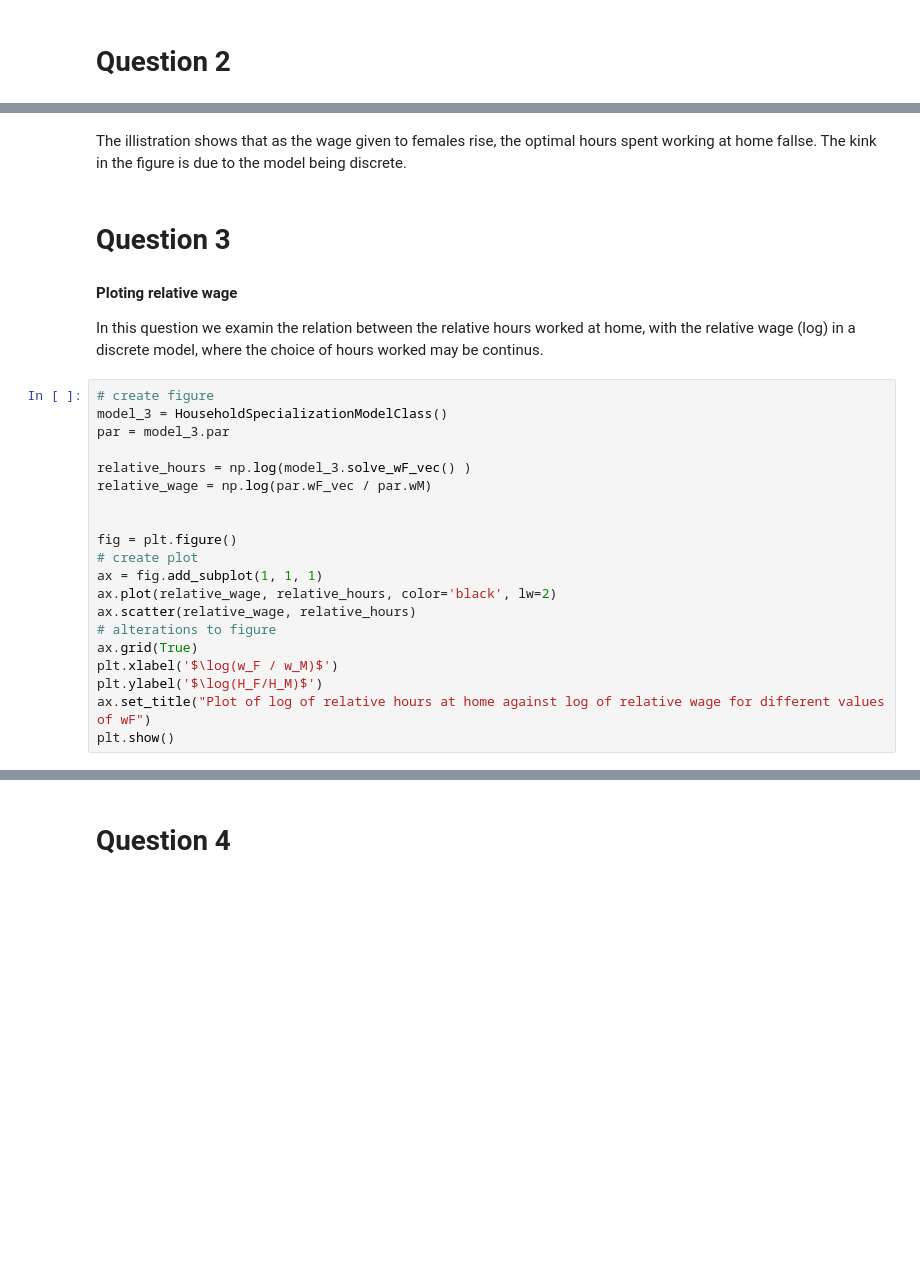
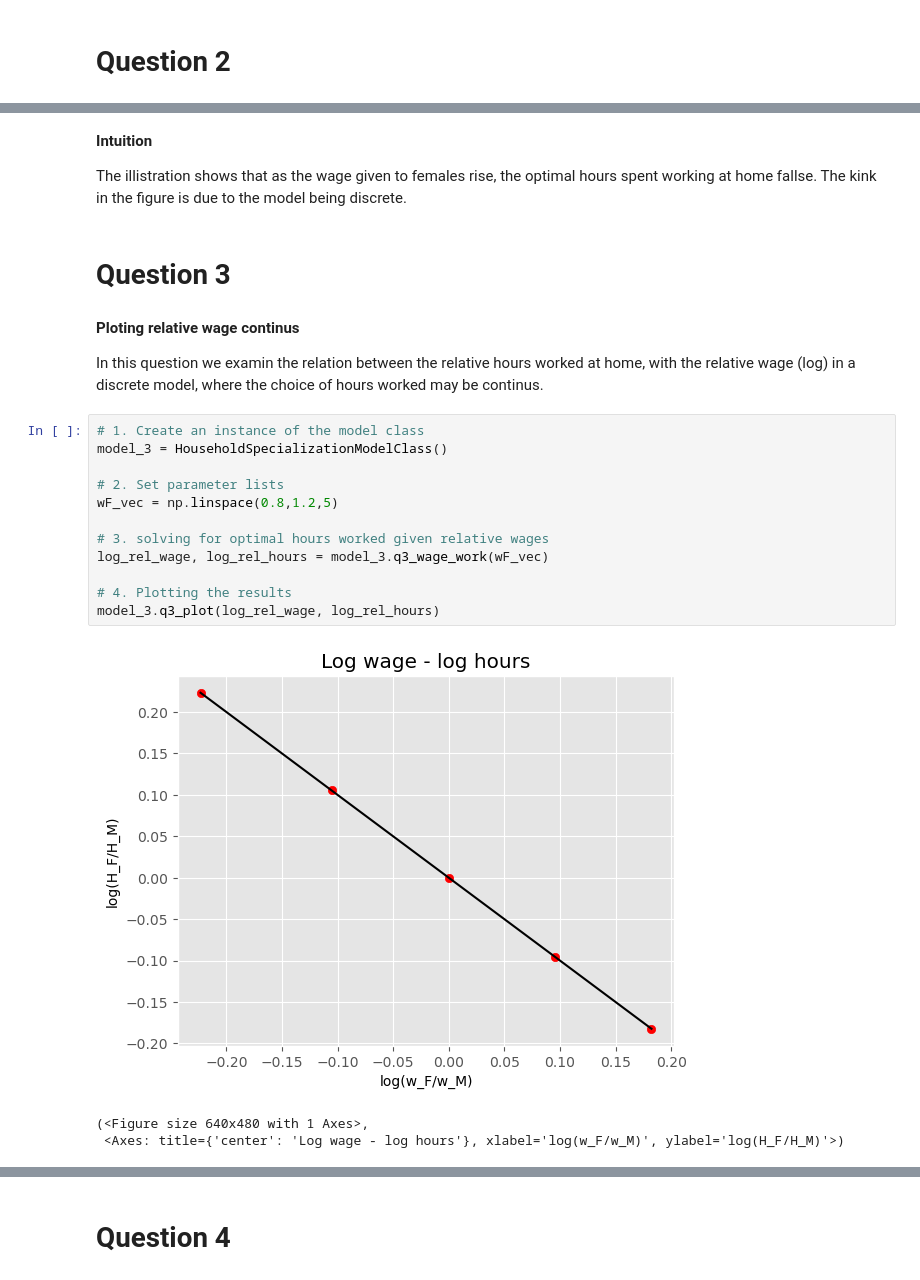
Before and after one commit to NumEconCopenhagen/projects-2023-mathias-emma, a Jupyter notebook: inauguralproject/inauguralproject.ipynb, the cells around one changed output, grey strips where cells are left out. Saved outputs shown, nothing was run; the diff lists cells and outputs as text; blank space fills up the shorter version.

```diff
--- a/inauguralproject/inauguralproject.ipynb
+++ b/inauguralproject/inauguralproject.ipynb
@@ -139,29 +89,27 @@ plt.show()
 # %% [markdown]
+**Intuition**
+
 The illistration shows that as the wage given to females rise, the optimal hours spent working at home fallse. The kink in the figure is due to the model being discrete.
 # %% [markdown]
 # Question 3
 # %% [markdown]
-**Ploting relative wage**
+**Ploting relative wage continus**
 
 In this question we examin the relation between the relative hours worked at home, with the relative wage (log) in a discrete model, where the choice of hours worked may be continus.
-# %%
-# create figure
-model_3 = HouseholdSpecializationModelClass()
-par = model_3.par
-
-relative_hours = np.log(model_3.solve_wF_vec() )
-relative_wage = np.log(par.wF_vec / par.wM)
-
-
-fig = plt.figure()
-# create plot
-ax = fig.add_subplot(1, 1, 1)
-ax.plot(relative_wage, relative_hours, color='black', lw=2)
-ax.scatter(relative_wage, relative_hours)
-# alterations to figure
-ax.grid(True)
-plt.xlabel('$\log(w_F / w_M)$')
-plt.ylabel('$\log(H_F/H_M)$')
-ax.set_title("Plot of log of relative hours at home against log of relative wage for different values of wF")
-plt.show()
+# %%
+# 1. Create an instance of the model class
+model_3 = HouseholdSpecializationModelClass()
+
+# 2. Set parameter lists
+wF_vec = np.linspace(0.8,1.2,5)
+
+# 3. solving for optimal hours worked given relative wages
+log_rel_wage, log_rel_hours = model_3.q3_wage_work(wF_vec)
+
+# 4. Plotting the results
+model_3.q3_plot(log_rel_wage, log_rel_hours)
+# %% [output]
+[figure, added]
+(<Figure size 640x480 with 1 Axes>,
+ <Axes: title={'center': 'Log wage - log hours'}, xlabel='log(w_F/w_M)', ylabel='log(H_F/H_M)'>)
 # %% [markdown]
```
Also changed, not shown: parts of 5 cells of this notebook, 1 other file.
